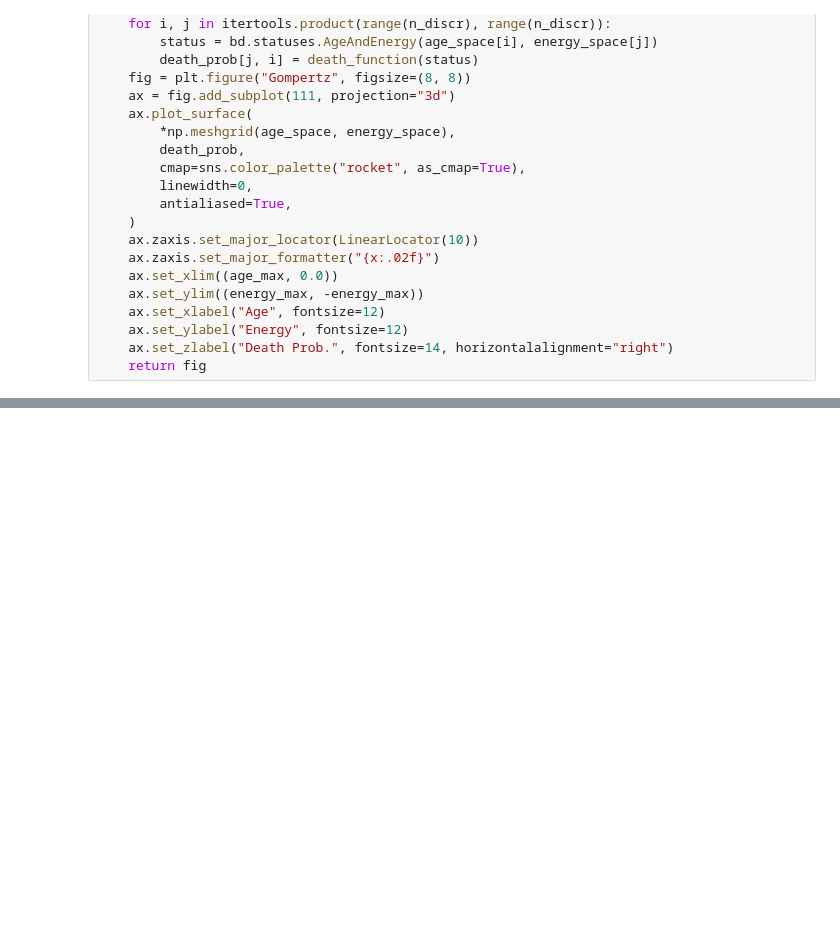
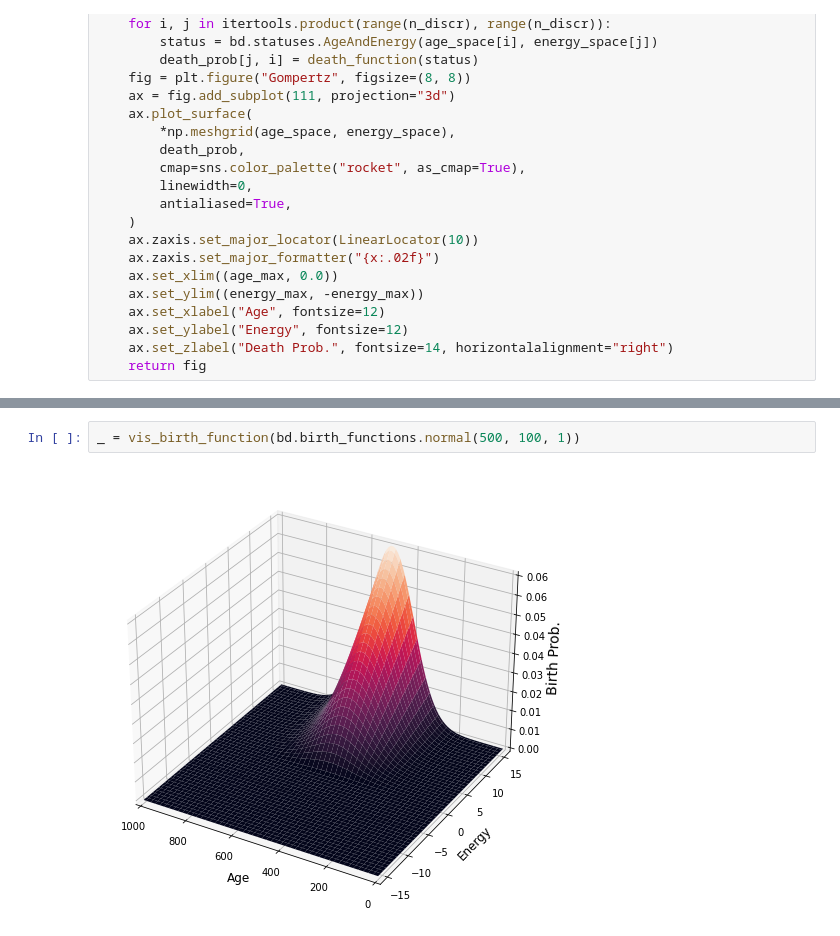
Before and after one commit to oist/emevo, a Jupyter notebook: notebooks/vis_birth_and_death_functions.ipynb, the cells around one changed output, grey strips where cells are left out. Saved outputs shown, nothing was run; the diff lists cells and outputs as text; blank space fills up the shorter version.

```diff
--- a/notebooks/vis_birth_and_death_functions.ipynb
+++ b/notebooks/vis_birth_and_death_functions.ipynb
@@ -83,0 +84,4 @@ vis_birth_function(bd.birth_functions.log(2.0, 0.1))
+# %%
+_ = vis_birth_function(bd.birth_functions.normal(500, 100, 1))
+# %% [output]
+[figure, added]
```
Also changed, not shown: parts of 4 cells of this notebook, 3 other files.
